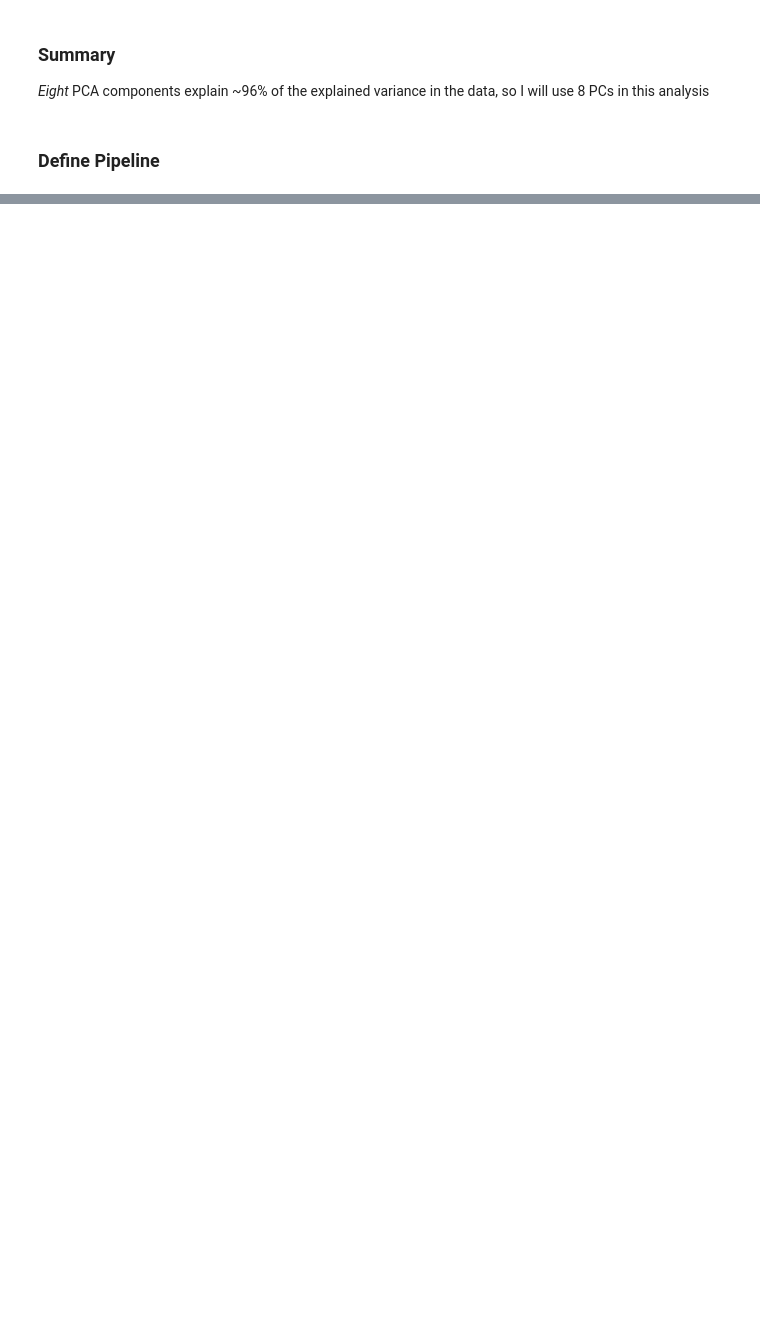
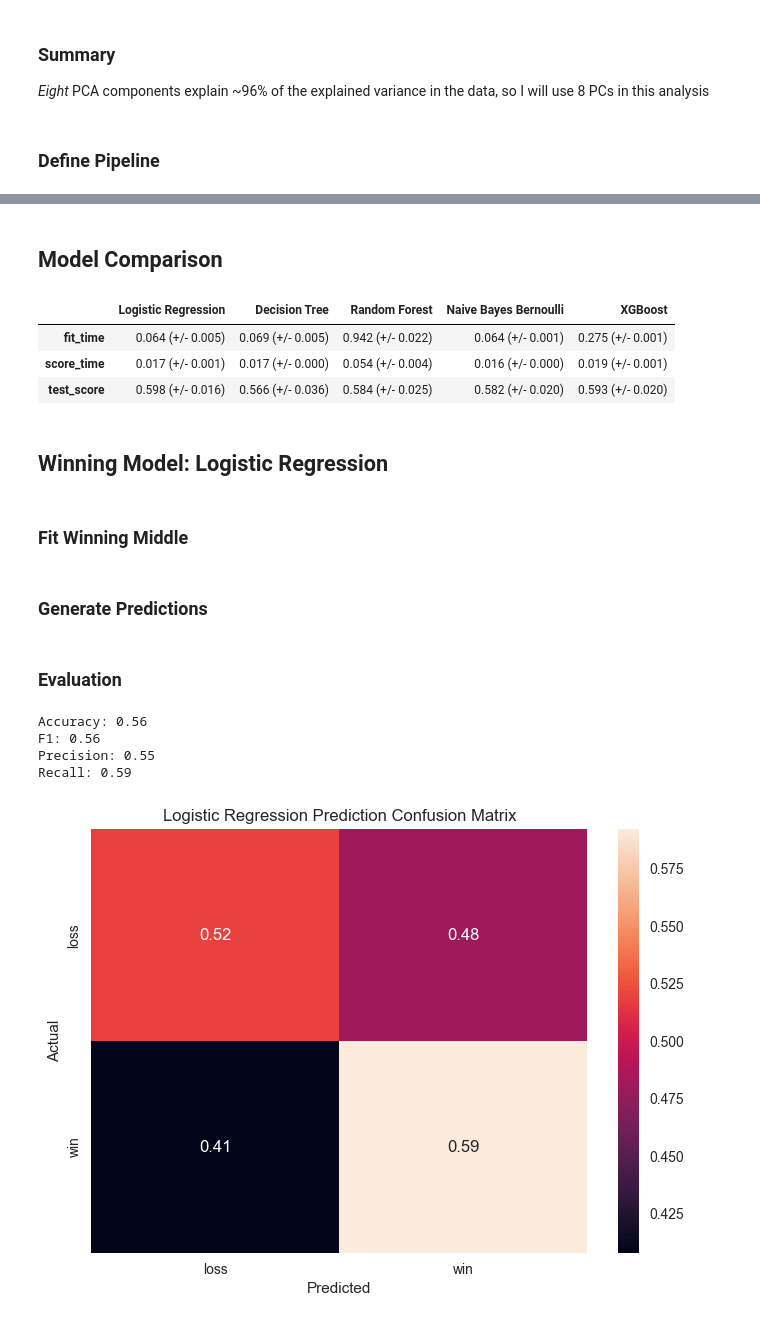
Before and after one commit to dusty736/fantasy_wizard, a Jupyter notebook: Python/game_outcome_classifier.ipynb, the cells around one changed output, grey strips where cells are left out. Saved outputs shown, nothing was run; the diff lists cells and outputs as text; code cells hidden in the pictures; blank space fills up the shorter version.

```diff
--- a/Python/game_outcome_classifier.ipynb
+++ b/Python/game_outcome_classifier.ipynb
@@ -293,0 +504,2 @@ preprocessor = make_column_transformer(
+# %% [markdown]
+## Model Comparison
@@ -293,0 +599,26 @@ preprocessor = make_column_transformer(
+# %%
+results = {}
+
+for (name, model) in models.items():
+    results[name] = mean_std_cross_val_scores(
+        model, X_train, y_train, return_train_score=True, scoring=scoring_metrics
+    )
+
+pd.DataFrame(results)
+# %% [output]
+|  | Logistic Regression | Decision Tree | Random Forest | Naive Bayes Bernoulli | XGBoost |
+| fit_time | 0.064 (+/- 0.005) | 0.069 (+/- 0.005) | 0.942 (+/- 0.022) | 0.064 (+/- 0.001) | 0.275 (+/- 0.001) |
+| score_time | 0.017 (+/- 0.001) | 0.017 (+/- 0.000) | 0.054 (+/- 0.004) | 0.016 (+/- 0.000) | 0.019 (+/- 0.001) |
+| test_score | 0.598 (+/- 0.016) | 0.566 (+/- 0.036) | 0.584 (+/- 0.025) | 0.582 (+/- 0.020) | 0.593 (+/- 0.020) |
+# %% [markdown]
+## Winning Model: Logistic Regression
+# %% [markdown]
+### Fit Winning Middle
+# %%
+LR_fit = LR_pipe.fit(X_train, y_train)
+# %% [markdown]
+### Generate Predictions
+# %%
+LR_predictions = LR_fit.predict(X_test)
+# %% [markdown]
+### Evaluation
@@ -293,0 +653,33 @@ preprocessor = make_column_transformer(
+# %%
+model_performance = evaluate_model(y_test, LR_predictions)
+# %% [output]
+Accuracy: 0.56
+F1: 0.56
+Precision: 0.55
+Recall: 0.59
+# %%
+# Map encoded values to name values
+# labels
+labels = ['loss', 'win']
+
+# Create vectorized function for labeling encoded data (thanks chatGPT)
+int2label = np.vectorize(lambda x: labels[x])
+
+# Apply actual labels
+LR_predictions_labeled = int2label(LR_predictions)
+y_test_labeled = int2label(y_test.apply(int))
+# %%
+conf_mat = confusion_matrix(y_test_labeled,
+                            LR_predictions_labeled,
+                            normalize='true')
+
+sns.heatmap(conf_mat,
+            annot=True,
+            xticklabels=labels,
+            yticklabels=labels, )
+plt.title('Logistic Regression Prediction Confusion Matrix')
+plt.xlabel('Predicted')
+plt.ylabel('Actual')
+plt.show()
+# %% [output]
+[figure, added]
```
Also changed, not shown: parts of 29 cells of this notebook, 1 other file.
